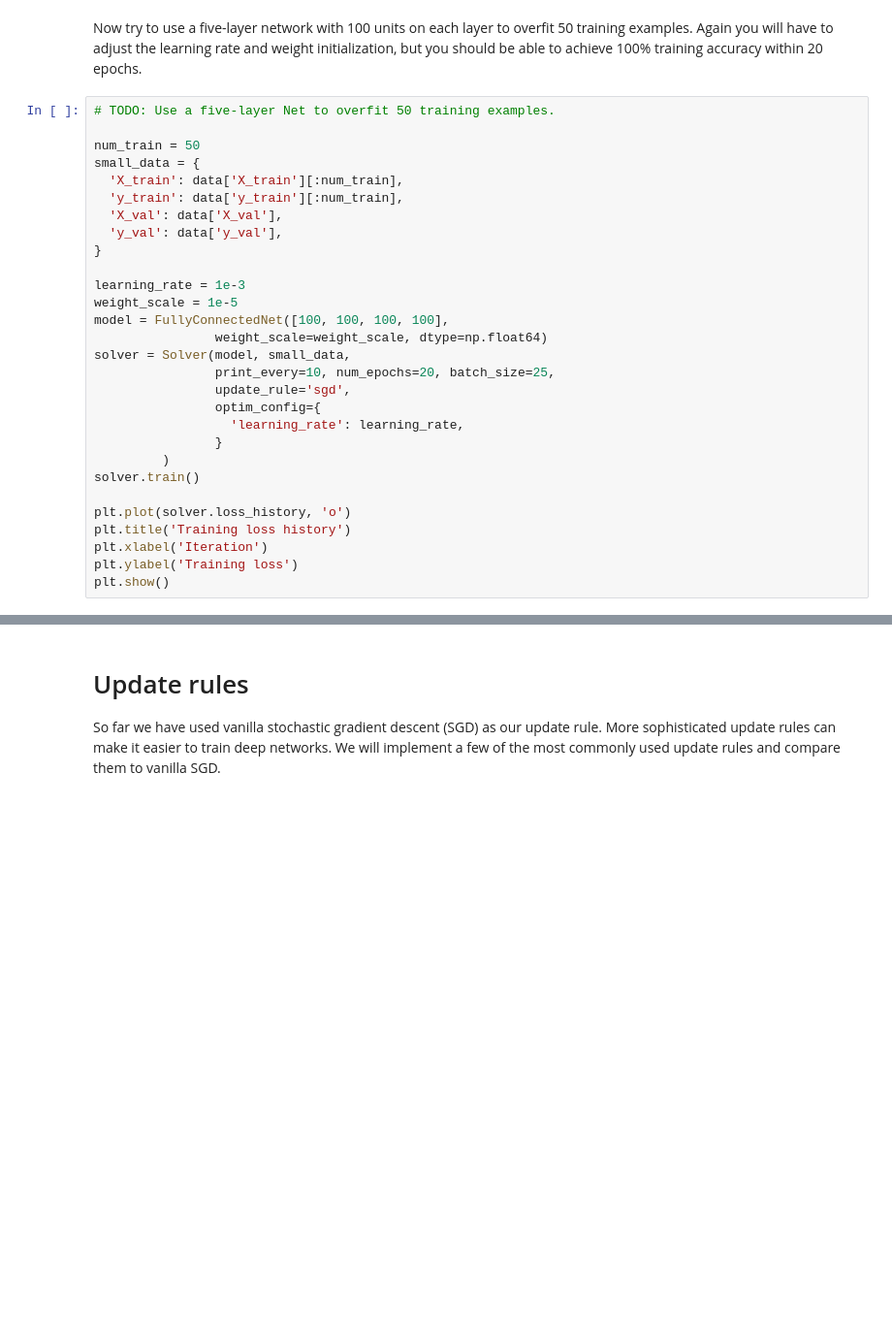
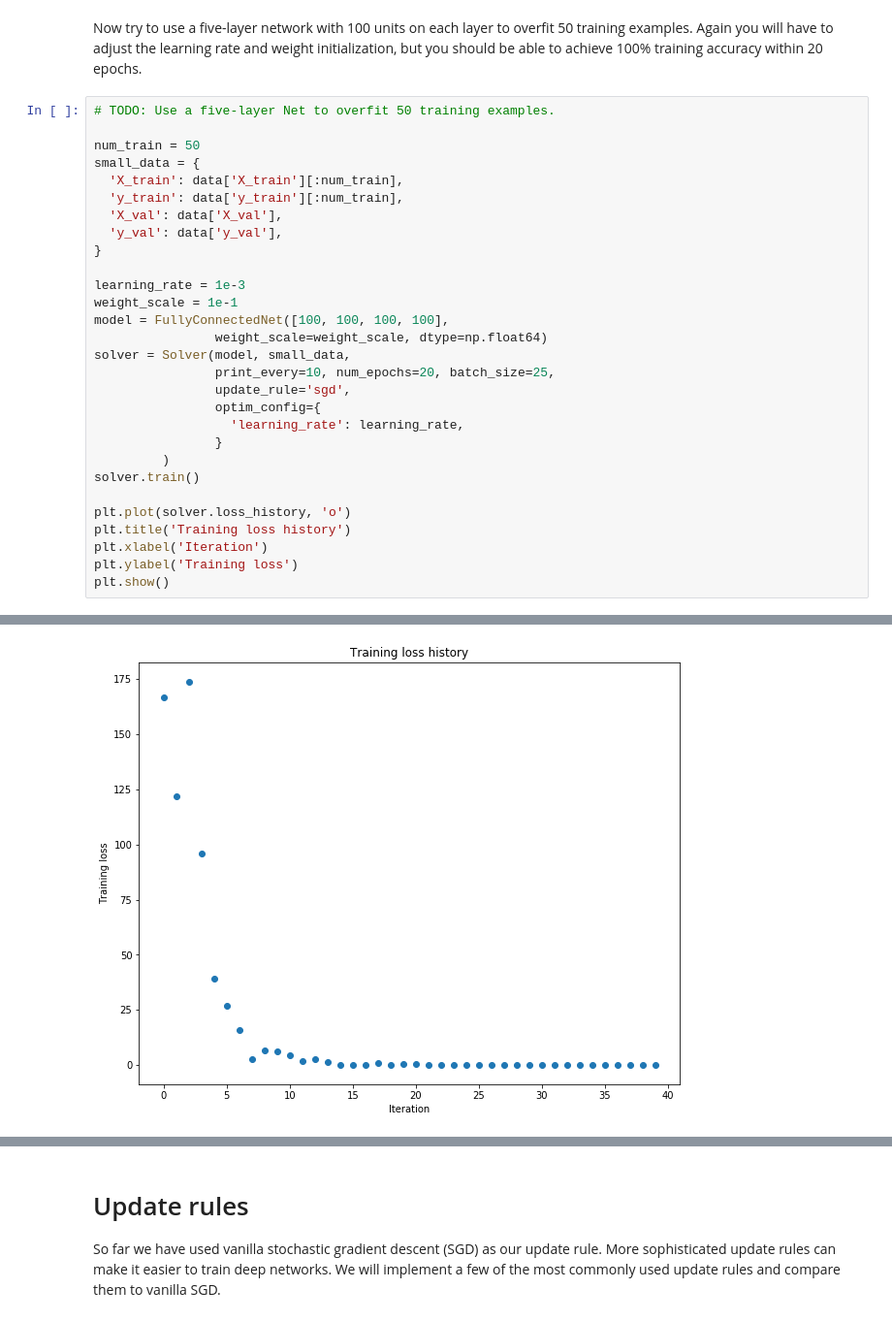
Before and after one commit to ailohc/2018-Deep-Learning, a Jupyter notebook: assignment2/FullyConnectedNets.ipynb, the cells around one changed output, grey strips where cells are left out. Shown: that part at 97% size. Saved outputs shown, nothing was run; the diff lists cells and outputs as text; blank space fills up the shorter version.

```diff
--- a/assignment2/FullyConnectedNets.ipynb
+++ b/assignment2/FullyConnectedNets.ipynb
@@ -397,7 +480,7 @@ small_data = {
 }
 
 learning_rate = 1e-3
-weight_scale = 1e-5
+weight_scale = 1e-1
 model = FullyConnectedNet([100, 100, 100, 100],
                 weight_scale=weight_scale, dtype=np.float64)
 solver = Solver(model, small_data,
@@ -414,3 +497,4 @@ plt.title('Training loss history')
 plt.xlabel('Iteration')
 plt.ylabel('Training loss')
 plt.show()
+# %% [output]
@@ -417,3 +518,4 @@ plt.show()
+[figure, added]
 # %% [markdown]
 # Inline question:
 Did you notice anything about the comparative difficulty of training the three-layer net vs training the five layer net?
```
Also changed, not shown: parts of 17 cells of this notebook, 5 other files.
